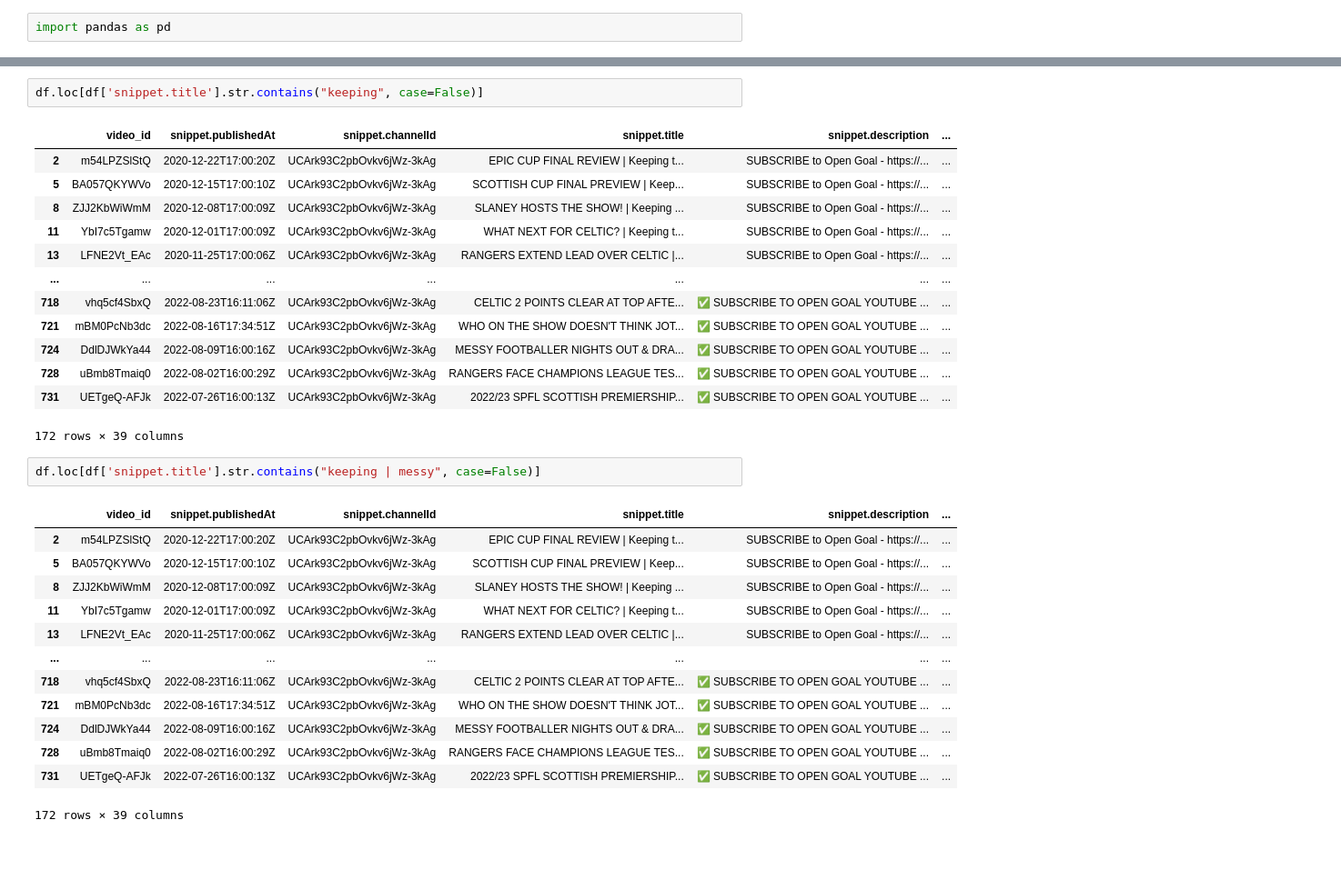
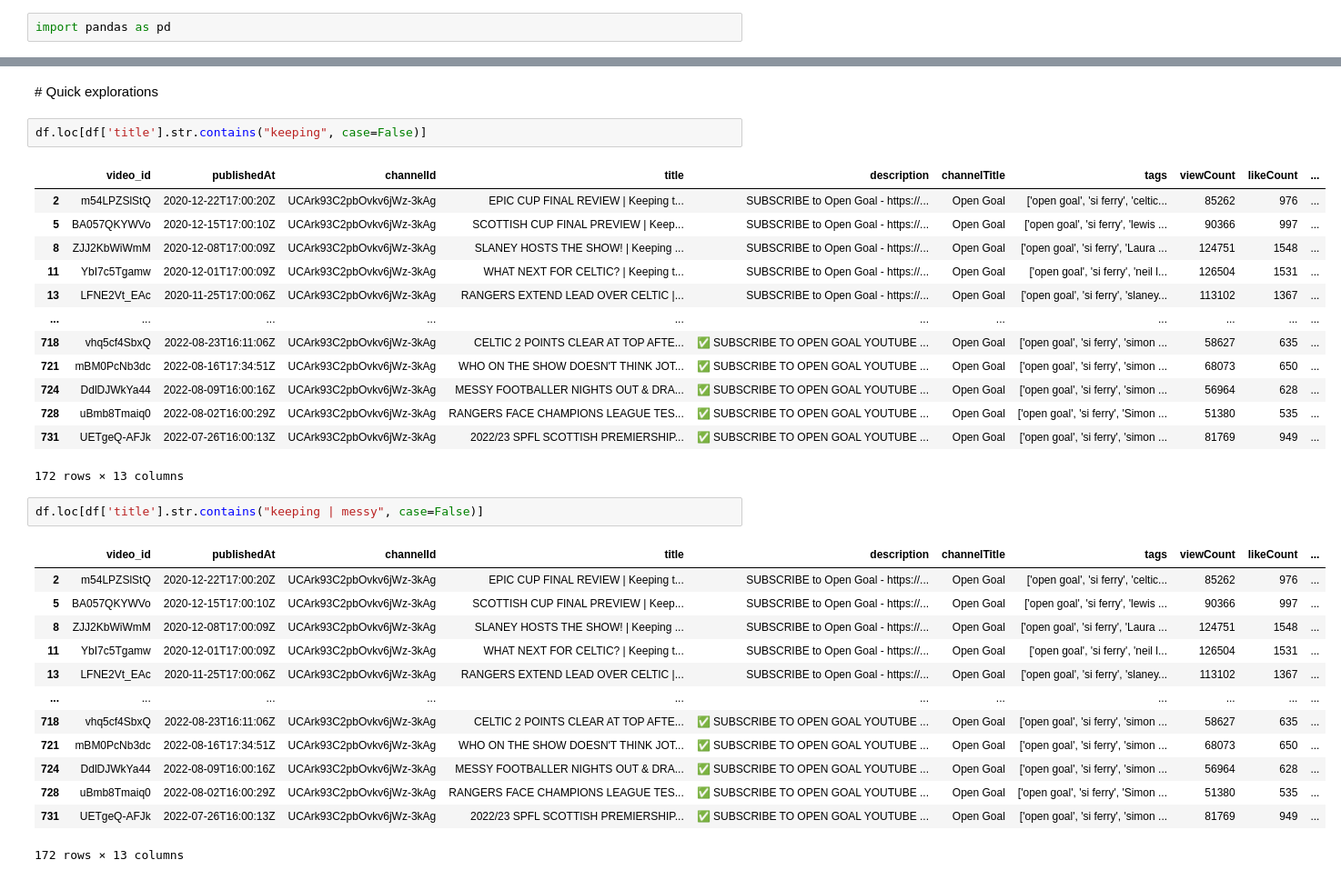
Before and after one commit to JonR45/OpenGoal, a Jupyter notebook: notebooks/4_explore_data.ipynb, the cells around one changed output, grey strips where cells are left out. Shown at 91% size. Saved outputs shown, nothing was run; the diff lists cells and outputs as text; blank space fills up the shorter version.

```diff
--- a/notebooks/4_explore_data.ipynb
+++ b/notebooks/4_explore_data.ipynb
@@ -16,33 +15,35 @@ df.head()
+# %% [markdown]
+# Quick explorations
 # %%
-df.loc[df['snippet.title'].str.contains("keeping", case=False)]
+df.loc[df['title'].str.contains("keeping", case=False)]
 # %% [output]
-|  | video_id | snippet.publishedAt | snippet.channelId | snippet.title | snippet.description | ... |
-| 2 | m54LPZSlStQ | 2020-12-22T17:00:20Z | UCArk93C2pbOvkv6jWz-3kAg | EPIC CUP FINAL REVIEW | Keeping t... | SUBSCRIBE to Open Goal - https://... | ... |
-| 5 | BA057QKYWVo | 2020-12-15T17:00:10Z | UCArk93C2pbOvkv6jWz-3kAg | SCOTTISH CUP FINAL PREVIEW | Keep... | SUBSCRIBE to Open Goal - https://... | ... |
-| 8 | ZJJ2KbWiWmM | 2020-12-08T17:00:09Z | UCArk93C2pbOvkv6jWz-3kAg | SLANEY HOSTS THE SHOW! | Keeping ... | SUBSCRIBE to Open Goal - https://... | ... |
-| 11 | YbI7c5Tgamw | 2020-12-01T17:00:09Z | UCArk93C2pbOvkv6jWz-3kAg | WHAT NEXT FOR CELTIC? | Keeping t... | SUBSCRIBE to Open Goal - https://... | ... |
-| 13 | LFNE2Vt_EAc | 2020-11-25T17:00:06Z | UCArk93C2pbOvkv6jWz-3kAg | RANGERS EXTEND LEAD OVER CELTIC |... | SUBSCRIBE to Open Goal - https://... | ... |
-| ... | ... | ... | ... | ... | ... | ... |
-| 718 | vhq5cf4SbxQ | 2022-08-23T16:11:06Z | UCArk93C2pbOvkv6jWz-3kAg | CELTIC 2 POINTS CLEAR AT TOP AFTE... | ✅ SUBSCRIBE TO OPEN GOAL YOUTUBE ... | ... |
-| 721 | mBM0PcNb3dc | 2022-08-16T17:34:51Z | UCArk93C2pbOvkv6jWz-3kAg | WHO ON THE SHOW DOESN'T THINK JOT... | ✅ SUBSCRIBE TO OPEN GOAL YOUTUBE ... | ... |
-| 724 | DdlDJWkYa44 | 2022-08-09T16:00:16Z | UCArk93C2pbOvkv6jWz-3kAg | MESSY FOOTBALLER NIGHTS OUT & DRA... | ✅ SUBSCRIBE TO OPEN GOAL YOUTUBE ... | ... |
-| 728 | uBmb8Tmaiq0 | 2022-08-02T16:00:29Z | UCArk93C2pbOvkv6jWz-3kAg | RANGERS FACE CHAMPIONS LEAGUE TES... | ✅ SUBSCRIBE TO OPEN GOAL YOUTUBE ... | ... |
-| 731 | UETgeQ-AFJk | 2022-07-26T16:00:13Z | UCArk93C2pbOvkv6jWz-3kAg | 2022/23 SPFL SCOTTISH PREMIERSHIP... | ✅ SUBSCRIBE TO OPEN GOAL YOUTUBE ... | ... |
+|  | video_id | publishedAt | channelId | title | description | channelTitle | tags | viewCount | likeCount | ... |
+| 2 | m54LPZSlStQ | 2020-12-22T17:00:20Z | UCArk93C2pbOvkv6jWz-3kAg | EPIC CUP FINAL REVIEW | Keeping t... | SUBSCRIBE to Open Goal - https://... | Open Goal | ['open goal', 'si ferry', 'celtic... | 85262 | 976 | ... |
+| 5 | BA057QKYWVo | 2020-12-15T17:00:10Z | UCArk93C2pbOvkv6jWz-3kAg | SCOTTISH CUP FINAL PREVIEW | Keep... | SUBSCRIBE to Open Goal - https://... | Open Goal | ['open goal', 'si ferry', 'lewis ... | 90366 | 997 | ... |
+| 8 | ZJJ2KbWiWmM | 2020-12-08T17:00:09Z | UCArk93C2pbOvkv6jWz-3kAg | SLANEY HOSTS THE SHOW! | Keeping ... | SUBSCRIBE to Open Goal - https://... | Open Goal | ['open goal', 'si ferry', 'Laura ... | 124751 | 1548 | ... |
+| 11 | YbI7c5Tgamw | 2020-12-01T17:00:09Z | UCArk93C2pbOvkv6jWz-3kAg | WHAT NEXT FOR CELTIC? | Keeping t... | SUBSCRIBE to Open Goal - https://... | Open Goal | ['open goal', 'si ferry', 'neil l... | 126504 | 1531 | ... |
+| 13 | LFNE2Vt_EAc | 2020-11-25T17:00:06Z | UCArk93C2pbOvkv6jWz-3kAg | RANGERS EXTEND LEAD OVER CELTIC |... | SUBSCRIBE to Open Goal - https://... | Open Goal | ['open goal', 'si ferry', 'slaney... | 113102 | 1367 | ... |
+| ... | ... | ... | ... | ... | ... | ... | ... | ... | ... | ... |
+| 718 | vhq5cf4SbxQ | 2022-08-23T16:11:06Z | UCArk93C2pbOvkv6jWz-3kAg | CELTIC 2 POINTS CLEAR AT TOP AFTE... | ✅ SUBSCRIBE TO OPEN GOAL YOUTUBE ... | Open Goal | ['open goal', 'si ferry', 'simon ... | 58627 | 635 | ... |
+| 721 | mBM0PcNb3dc | 2022-08-16T17:34:51Z | UCArk93C2pbOvkv6jWz-3kAg | WHO ON THE SHOW DOESN'T THINK JOT... | ✅ SUBSCRIBE TO OPEN GOAL YOUTUBE ... | Open Goal | ['open goal', 'si ferry', 'simon ... | 68073 | 650 | ... |
+| 724 | DdlDJWkYa44 | 2022-08-09T16:00:16Z | UCArk93C2pbOvkv6jWz-3kAg | MESSY FOOTBALLER NIGHTS OUT & DRA... | ✅ SUBSCRIBE TO OPEN GOAL YOUTUBE ... | Open Goal | ['open goal', 'si ferry', 'simon ... | 56964 | 628 | ... |
+| 728 | uBmb8Tmaiq0 | 2022-08-02T16:00:29Z | UCArk93C2pbOvkv6jWz-3kAg | RANGERS FACE CHAMPIONS LEAGUE TES... | ✅ SUBSCRIBE TO OPEN GOAL YOUTUBE ... | Open Goal | ['open goal', 'si ferry', 'Simon ... | 51380 | 535 | ... |
+| 731 | UETgeQ-AFJk | 2022-07-26T16:00:13Z | UCArk93C2pbOvkv6jWz-3kAg | 2022/23 SPFL SCOTTISH PREMIERSHIP... | ✅ SUBSCRIBE TO OPEN GOAL YOUTUBE ... | Open Goal | ['open goal', 'si ferry', 'simon ... | 81769 | 949 | ... |
-172 rows × 39 columns
+172 rows × 13 columns
 # %%
-df.loc[df['snippet.title'].str.contains("keeping | messy", case=False)]
+df.loc[df['title'].str.contains("keeping | messy", case=False)]
 # %% [output]
-|  | video_id | snippet.publishedAt | snippet.channelId | snippet.title | snippet.description | ... |
-| 2 | m54LPZSlStQ | 2020-12-22T17:00:20Z | UCArk93C2pbOvkv6jWz-3kAg | EPIC CUP FINAL REVIEW | Keeping t... | SUBSCRIBE to Open Goal - https://... | ... |
-| 5 | BA057QKYWVo | 2020-12-15T17:00:10Z | UCArk93C2pbOvkv6jWz-3kAg | SCOTTISH CUP FINAL PREVIEW | Keep... | SUBSCRIBE to Open Goal - https://... | ... |
-| 8 | ZJJ2KbWiWmM | 2020-12-08T17:00:09Z | UCArk93C2pbOvkv6jWz-3kAg | SLANEY HOSTS THE SHOW! | Keeping ... | SUBSCRIBE to Open Goal - https://... | ... |
-| 11 | YbI7c5Tgamw | 2020-12-01T17:00:09Z | UCArk93C2pbOvkv6jWz-3kAg | WHAT NEXT FOR CELTIC? | Keeping t... | SUBSCRIBE to Open Goal - https://... | ... |
-| 13 | LFNE2Vt_EAc | 2020-11-25T17:00:06Z | UCArk93C2pbOvkv6jWz-3kAg | RANGERS EXTEND LEAD OVER CELTIC |... | SUBSCRIBE to Open Goal - https://... | ... |
-| ... | ... | ... | ... | ... | ... | ... |
-| 718 | vhq5cf4SbxQ | 2022-08-23T16:11:06Z | UCArk93C2pbOvkv6jWz-3kAg | CELTIC 2 POINTS CLEAR AT TOP AFTE... | ✅ SUBSCRIBE TO OPEN GOAL YOUTUBE ... | ... |
-| 721 | mBM0PcNb3dc | 2022-08-16T17:34:51Z | UCArk93C2pbOvkv6jWz-3kAg | WHO ON THE SHOW DOESN'T THINK JOT... | ✅ SUBSCRIBE TO OPEN GOAL YOUTUBE ... | ... |
-| 724 | DdlDJWkYa44 | 2022-08-09T16:00:16Z | UCArk93C2pbOvkv6jWz-3kAg | MESSY FOOTBALLER NIGHTS OUT & DRA... | ✅ SUBSCRIBE TO OPEN GOAL YOUTUBE ... | ... |
-| 728 | uBmb8Tmaiq0 | 2022-08-02T16:00:29Z | UCArk93C2pbOvkv6jWz-3kAg | RANGERS FACE CHAMPIONS LEAGUE TES... | ✅ SUBSCRIBE TO OPEN GOAL YOUTUBE ... | ... |
-| 731 | UETgeQ-AFJk | 2022-07-26T16:00:13Z | UCArk93C2pbOvkv6jWz-3kAg | 2022/23 SPFL SCOTTISH PREMIERSHIP... | ✅ SUBSCRIBE TO OPEN GOAL YOUTUBE ... | ... |
+|  | video_id | publishedAt | channelId | title | description | channelTitle | tags | viewCount | likeCount | ... |
+| 2 | m54LPZSlStQ | 2020-12-22T17:00:20Z | UCArk93C2pbOvkv6jWz-3kAg | EPIC CUP FINAL REVIEW | Keeping t... | SUBSCRIBE to Open Goal - https://... | Open Goal | ['open goal', 'si ferry', 'celtic... | 85262 | 976 | ... |
+| 5 | BA057QKYWVo | 2020-12-15T17:00:10Z | UCArk93C2pbOvkv6jWz-3kAg | SCOTTISH CUP FINAL PREVIEW | Keep... | SUBSCRIBE to Open Goal - https://... | Open Goal | ['open goal', 'si ferry', 'lewis ... | 90366 | 997 | ... |
+| 8 | ZJJ2KbWiWmM | 2020-12-08T17:00:09Z | UCArk93C2pbOvkv6jWz-3kAg | SLANEY HOSTS THE SHOW! | Keeping ... | SUBSCRIBE to Open Goal - https://... | Open Goal | ['open goal', 'si ferry', 'Laura ... | 124751 | 1548 | ... |
+| 11 | YbI7c5Tgamw | 2020-12-01T17:00:09Z | UCArk93C2pbOvkv6jWz-3kAg | WHAT NEXT FOR CELTIC? | Keeping t... | SUBSCRIBE to Open Goal - https://... | Open Goal | ['open goal', 'si ferry', 'neil l... | 126504 | 1531 | ... |
+| 13 | LFNE2Vt_EAc | 2020-11-25T17:00:06Z | UCArk93C2pbOvkv6jWz-3kAg | RANGERS EXTEND LEAD OVER CELTIC |... | SUBSCRIBE to Open Goal - https://... | Open Goal | ['open goal', 'si ferry', 'slaney... | 113102 | 1367 | ... |
+| ... | ... | ... | ... | ... | ... | ... | ... | ... | ... | ... |
+| 718 | vhq5cf4SbxQ | 2022-08-23T16:11:06Z | UCArk93C2pbOvkv6jWz-3kAg | CELTIC 2 POINTS CLEAR AT TOP AFTE... | ✅ SUBSCRIBE TO OPEN GOAL YOUTUBE ... | Open Goal | ['open goal', 'si ferry', 'simon ... | 58627 | 635 | ... |
+| 721 | mBM0PcNb3dc | 2022-08-16T17:34:51Z | UCArk93C2pbOvkv6jWz-3kAg | WHO ON THE SHOW DOESN'T THINK JOT... | ✅ SUBSCRIBE TO OPEN GOAL YOUTUBE ... | Open Goal | ['open goal', 'si ferry', 'simon ... | 68073 | 650 | ... |
+| 724 | DdlDJWkYa44 | 2022-08-09T16:00:16Z | UCArk93C2pbOvkv6jWz-3kAg | MESSY FOOTBALLER NIGHTS OUT & DRA... | ✅ SUBSCRIBE TO OPEN GOAL YOUTUBE ... | Open Goal | ['open goal', 'si ferry', 'simon ... | 56964 | 628 | ... |
+| 728 | uBmb8Tmaiq0 | 2022-08-02T16:00:29Z | UCArk93C2pbOvkv6jWz-3kAg | RANGERS FACE CHAMPIONS LEAGUE TES... | ✅ SUBSCRIBE TO OPEN GOAL YOUTUBE ... | Open Goal | ['open goal', 'si ferry', 'Simon ... | 51380 | 535 | ... |
+| 731 | UETgeQ-AFJk | 2022-07-26T16:00:13Z | UCArk93C2pbOvkv6jWz-3kAg | 2022/23 SPFL SCOTTISH PREMIERSHIP... | ✅ SUBSCRIBE TO OPEN GOAL YOUTUBE ... | Open Goal | ['open goal', 'si ferry', 'simon ... | 81769 | 949 | ... |
-172 rows × 39 columns
+172 rows × 13 columns
 # %%
```
Also changed, not shown: parts of 11 cells of this notebook, 7 other files.
